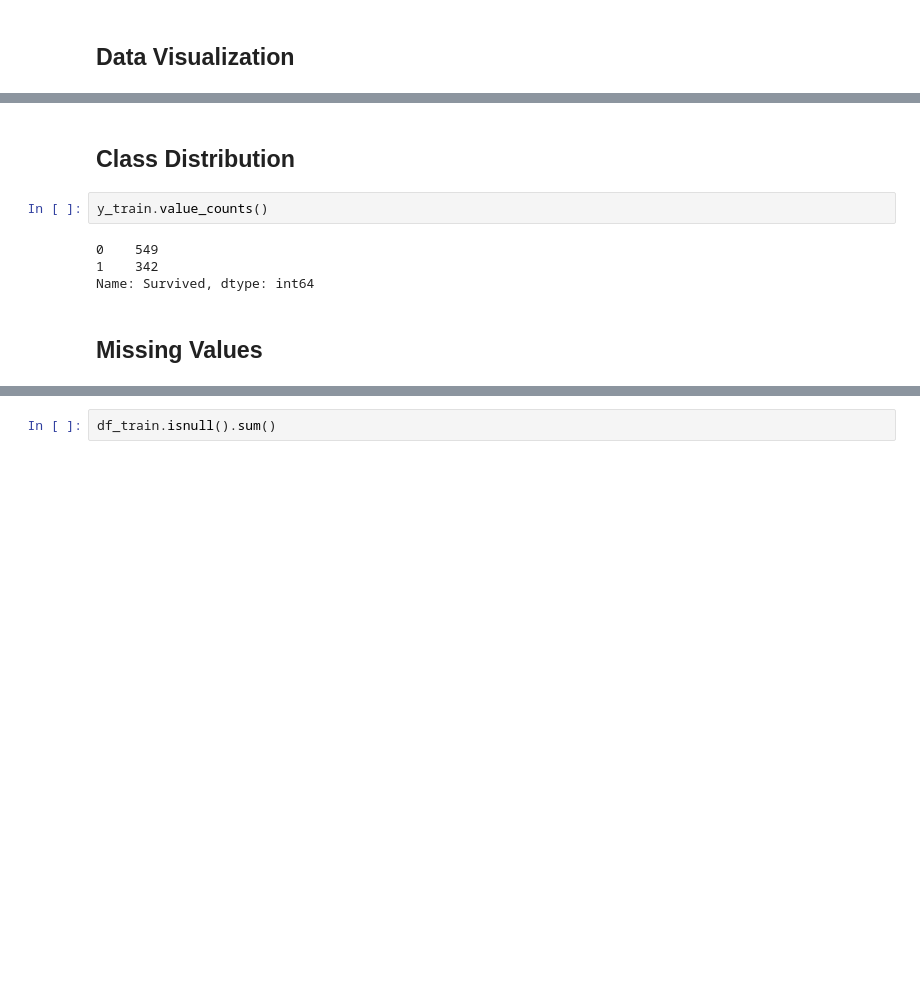
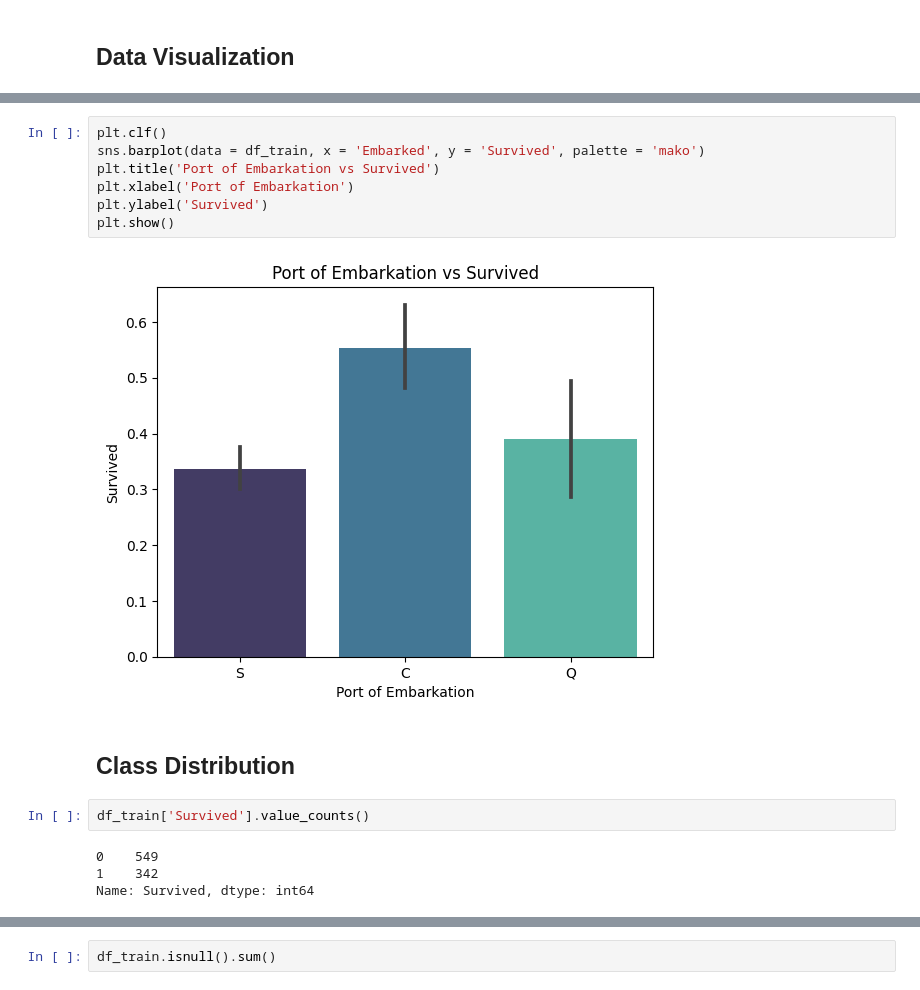
Before and after one commit to Sayali1008/Titanic-Machine-Learning-from-Disaster, a Jupyter notebook: model.ipynb, the cells around one changed output, grey strips where cells are left out. Cells and saved outputs as stored; diff of their text form; blank space fills up the shorter version.

```diff
--- a/model.ipynb
+++ b/model.ipynb
@@ -78,10 +151,17 @@ plt.show()
+# %%
+plt.clf()
+sns.barplot(data = df_train, x = 'Embarked', y = 'Survived', palette = 'mako')
+plt.title('Port of Embarkation vs Survived')
+plt.xlabel('Port of Embarkation')
+plt.ylabel('Survived')
+plt.show()
+# %% [output]
+[figure, added]
 # %% [markdown]
 ## Class Distribution
-# %%
-y_train.value_counts()
-# %% [output]
-0    549
-1    342
-Name: Survived, dtype: int64
-# %% [markdown]
-## Missing Values
+# %%
+df_train['Survived'].value_counts()
+# %% [output]
+0    549
+1    342
+Name: Survived, dtype: int64
```
Also changed, not shown: parts of 30 cells of this notebook.
